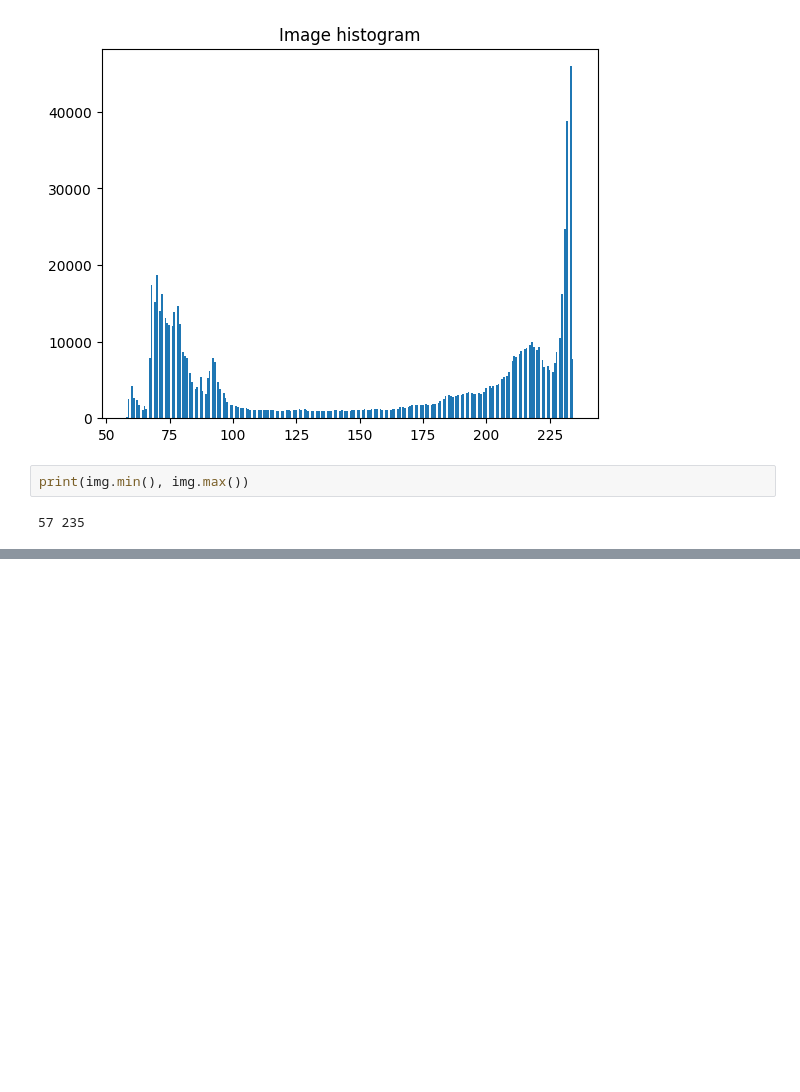
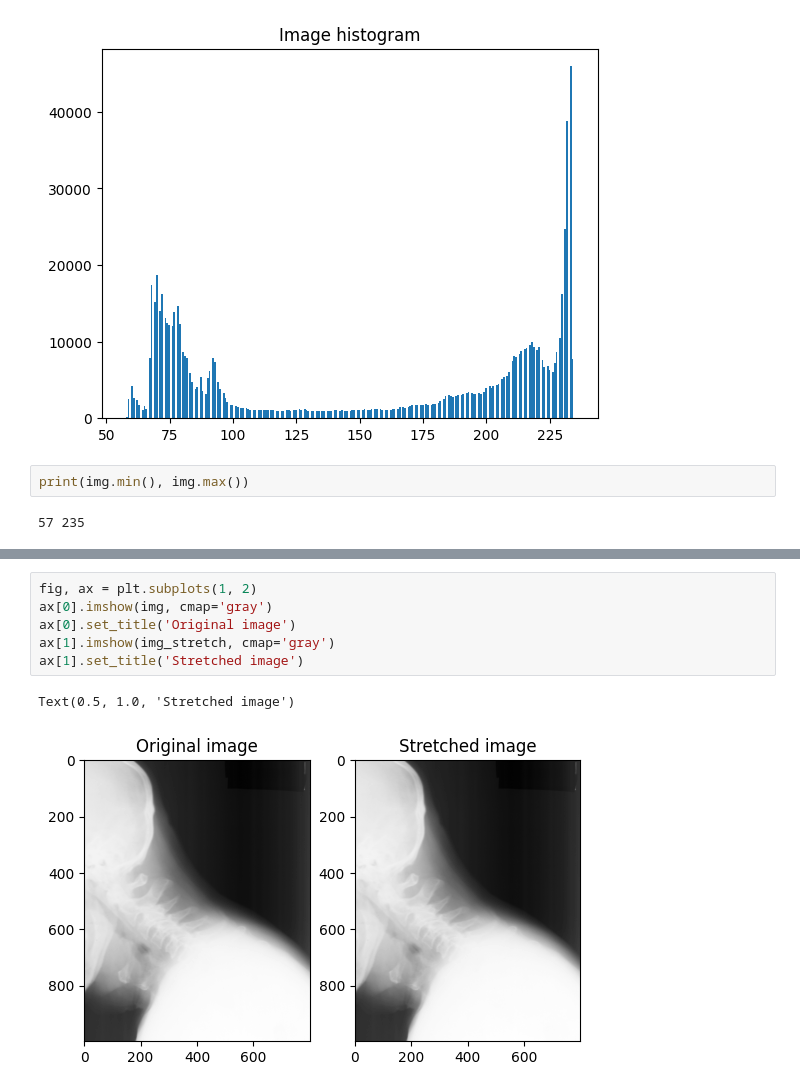
Before and after one commit to RaixSplitter/ImageAnalysis, a Jupyter notebook: exercises/ex3-PixelwiseOperations/ex3_answer.ipynb, the cells around one changed output, grey strips where cells are left out. Saved outputs shown, nothing was run; the diff lists cells and outputs as text; blank space fills up the shorter version.

```diff
--- a/exercises/ex3-PixelwiseOperations/ex3_answer.ipynb
+++ b/exercises/ex3-PixelwiseOperations/ex3_answer.ipynb
@@ -46,0 +57,9 @@ def histogram_stretch(img_in):
+# %%
+fig, ax = plt.subplots(1, 2)
+ax[0].imshow(img, cmap='gray')
+ax[0].set_title('Original image')
+ax[1].imshow(img_stretch, cmap='gray')
+ax[1].set_title('Stretched image')
+# %% [output]
+Text(0.5, 1.0, 'Stretched image')
+[figure, added]
```
Also changed, not shown: parts of 9 cells of this notebook, 5 other files.
